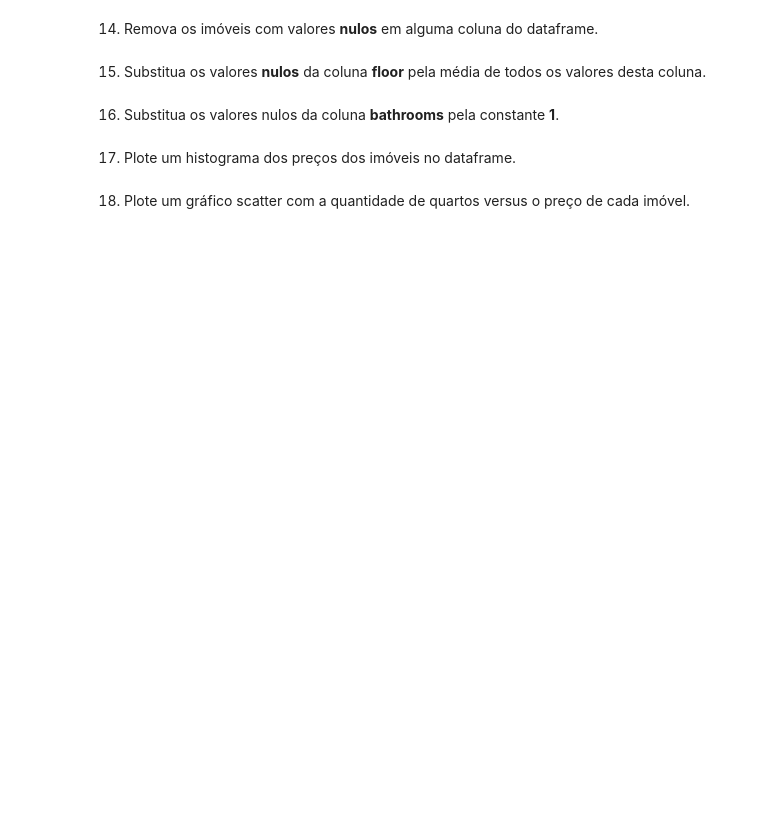
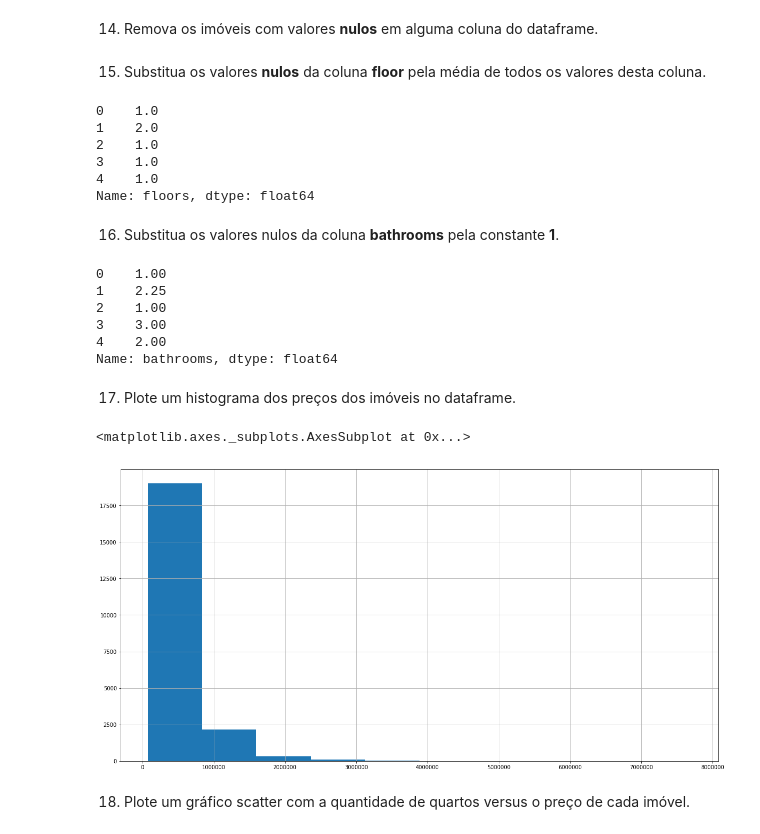
Before and after one commit to swatboss93/ciencia-de-dados, a Jupyter notebook: exercicios/aula 03/aula-3-maos-na-massa-7.ipynb, the cells around one changed output. Drawn from its saved outputs; the diff is of its cells as text; code cells hidden in the pictures; blank space fills up the shorter version.

```diff
--- a/exercicios/aula 03/aula-3-maos-na-massa-7.ipynb
+++ b/exercicios/aula 03/aula-3-maos-na-massa-7.ipynb
@@ -25,3 +148,5 @@
 # %% [markdown]
 11. Remova a coluna recém criada **broking**.
+# %%
+imoveis.drop(['broking'], axis=1, inplace=True)
 # %% [markdown]
@@ -28,0 +154,3 @@
+# %%
+imoveis.drop(imoveis[imoveis.bedrooms == 0].index, inplace=True)
+imoveis[imoveis.bedrooms == 0]
@@ -33,8 +187,33 @@
 # %% [markdown]
 15. Substitua os valores **nulos** da coluna **floor** pela média de todos os valores desta coluna.
+# %%
+imoveis['floors'].fillna(imoveis['floors'].mean(), inplace=True)
+imoveis['floors'].head()
+# %% [output]
+0    1.0
+1    2.0
+2    1.0
+3    1.0
+4    1.0
+Name: floors, dtype: float64
 # %% [markdown]
 16. Substitua os valores nulos da coluna **bathrooms** pela constante **1**.
+# %%
+imoveis['bathrooms'].fillna(1, inplace=True)
+imoveis['bathrooms'].head()
+# %% [output]
+0    1.00
+1    2.25
+2    1.00
+3    3.00
+4    2.00
+Name: bathrooms, dtype: float64
 # %% [markdown]
 17. Plote um histograma dos preços dos imóveis no dataframe.
+# %%
+imoveis['price'].hist()
+# %% [output]
+<matplotlib.axes._subplots.AxesSubplot at 0x...>
+[figure, added]
 # %% [markdown]
 18. Plote um gráfico scatter com a quantidade de quartos versus o preço de cada imóvel.
```
Also changed, not shown: parts of 21 cells of this notebook.
